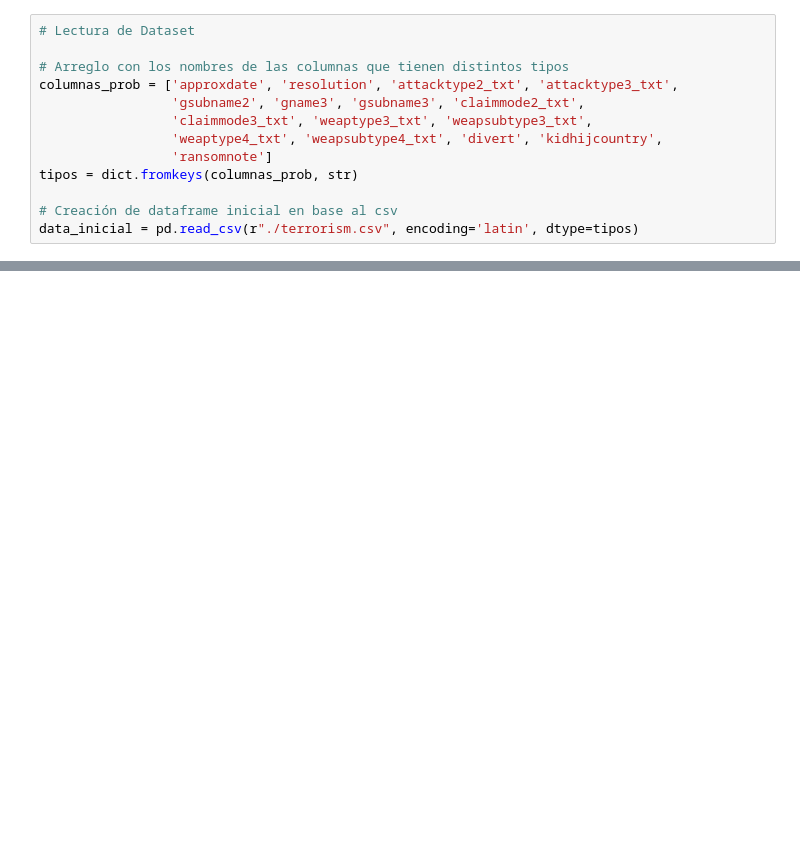
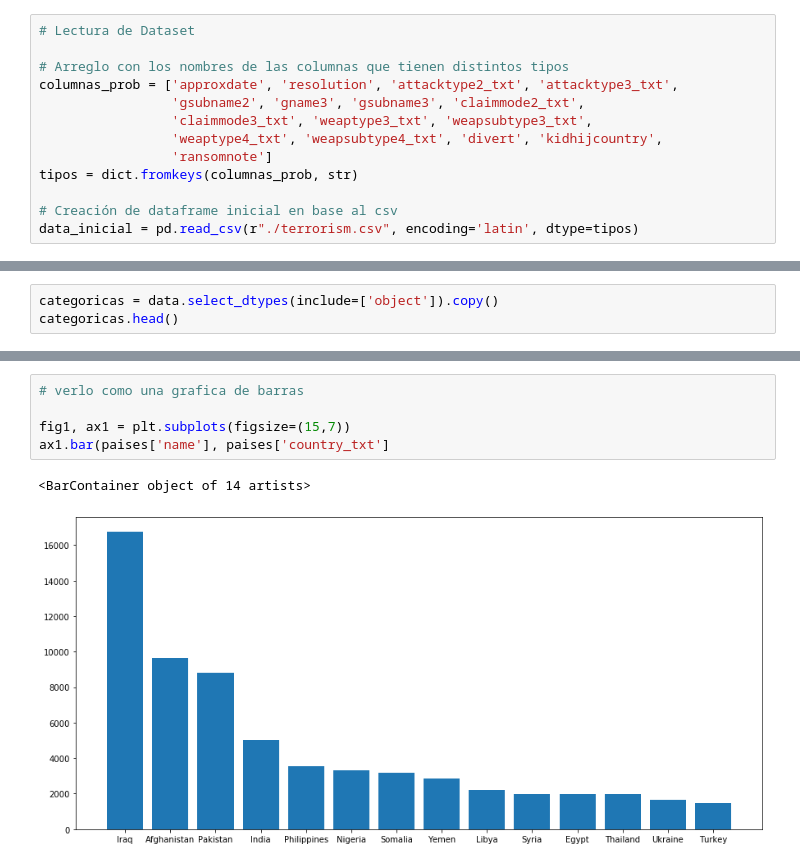
Before and after one commit to JoseGuzmanZamora/TerrorismDataAnalysis, a Jupyter notebook: terrorismoanalisis.ipynb, the cells around one changed output, grey strips where cells are left out. Drawn from its saved outputs; the diff is of its cells as text; blank space fills up the shorter version.

```diff
--- a/terrorismoanalisis.ipynb
+++ b/terrorismoanalisis.ipynb
@@ -134,0 +229,3 @@ INT_ANY  ->  3
+# %%
+categoricas = data.select_dtypes(include=['object']).copy()
+categoricas.head()
@@ -134,0 +426,8 @@ INT_ANY  ->  3
+# %%
+# verlo como una grafica de barras
+
+fig1, ax1 = plt.subplots(figsize=(15,7))
+ax1.bar(paises['name'], paises['country_txt']
+# %% [output]
+<BarContainer object of 14 artists>
+[figure, added]
```
Also changed, not shown: parts of 31 cells of this notebook, 7 other files.
